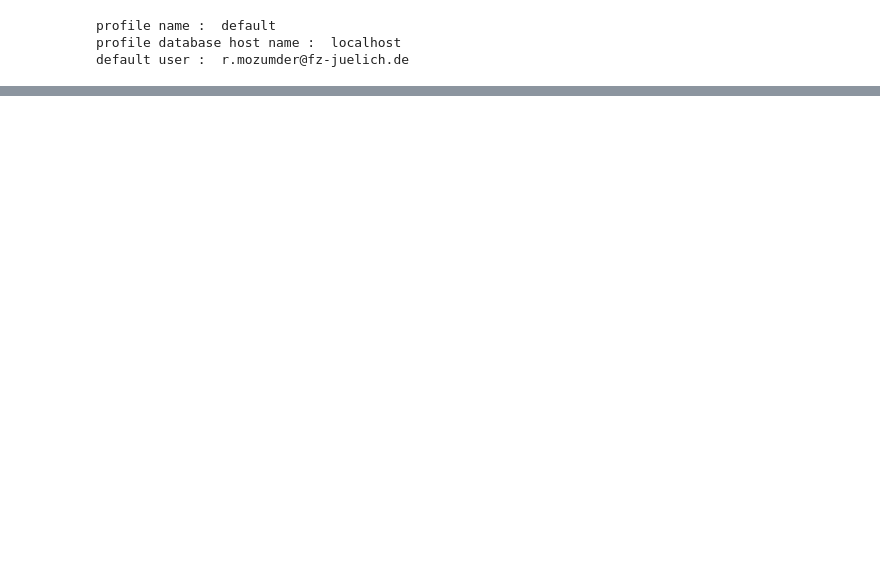
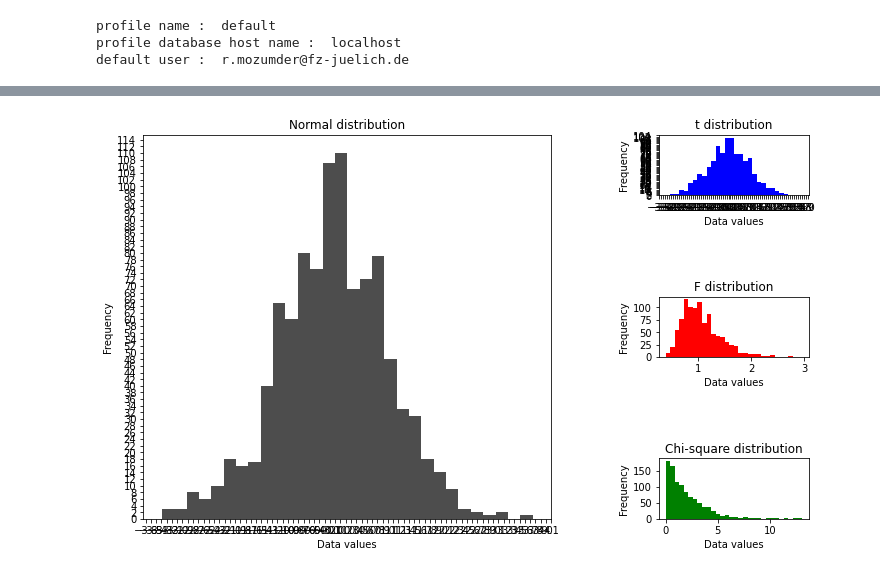
Before and after one commit to RubelMozumder/aiida_daily_work, a Jupyter notebook: Daily_Work_bin/extract_value_dos_kkrimp.ipynb, the cells around one changed output, grey strips where cells are left out. Drawn from its saved outputs; the diff is of its cells as text; code cells hidden in the pictures; blank space fills up the shorter version.

```diff
--- a/Daily_Work_bin/extract_value_dos_kkrimp.ipynb
+++ b/Daily_Work_bin/extract_value_dos_kkrimp.ipynb
@@ -167,0 +372,61 @@ The reciprocal of 2 is 0.5
+# %%
+# Import libraries
+import numpy as np
+import matplotlib.pyplot as plt
+import matplotlib.gridspec as gridspec
+%matplotlib inline
+
+# Generate data
+dist_norm = np.random.normal(loc=0, scale=1, size=1000)
+dist_tdis = np.random.standard_t(df=29, size=1000)
+dist_fdis = np.random.f(dfnum=59, dfden=28, size=1000)
+dist_chsq = np.random.chisquare(df=2, size=1000)
+# %%
+# Plot figure with subplots of different sizes
+fig = plt.figure(1)
+# set up subplot grid
+gridspec.GridSpec(3,3)
+
+# large subplot
+plt.subplot2grid((3,3), (0,0), colspan=2, rowspan=3)
+plt.locator_params(axis='x', nbins=5)
+plt.locator_params(axis='y', nbins=5)
+plt.title('Normal distribution')
+plt.xlabel('Data values')
+plt.ylabel('Frequency')
+plt.hist(dist_norm, bins=30, color='0.30')
+
+# small subplot 1
+plt.subplot2grid((3,3), (0,2))
+plt.locator_params(axis='x', nbins=5)
+plt.locator_params(axis='y', nbins=5)
+plt.title('t distribution')
+plt.xlabel('Data values')
+plt.ylabel('Frequency')
+plt.hist(dist_tdis, bins=30, color='b')
+
+# small subplot 2
+plt.subplot2grid((3,3), (1,2))
+plt.locator_params(axis='x', nbins=5)
+plt.locator_params(axis='y', nbins=5)
+plt.title('F distribution')
+plt.xlabel('Data values')
+plt.ylabel('Frequency')
+plt.hist(dist_fdis, bins=30, color='r')
+
+# small subplot 3
+plt.subplot2grid((3,3), (2,2))
+plt.locator_params(axis='x', nbins=5)
+plt.locator_params(axis='y', nbins=5)
+plt.title('Chi-square distribution')
+plt.xlabel('Data values')
+plt.ylabel('Frequency')
+plt.hist(dist_chsq, bins=30, color='g')
+
+# fit subplots and save fig
+fig.tight_layout()
+fig.set_size_inches(w=11,h=7)
+fig_name = 'plot.png'
+fig.savefig(fig_name)
+# %% [output]
+[figure, added]
```
Also changed, not shown: parts of 17 cells of this notebook, 3 other files.
